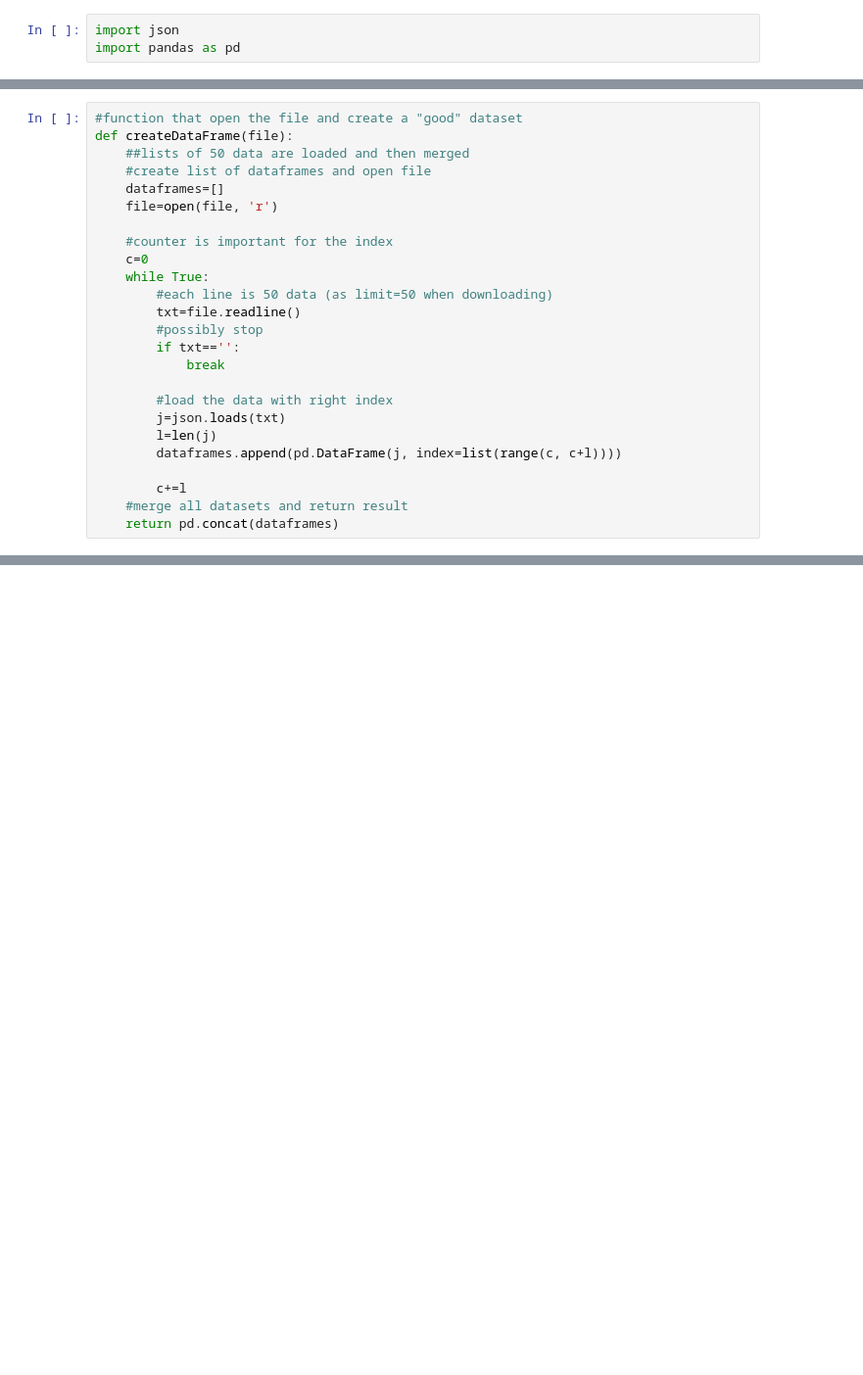
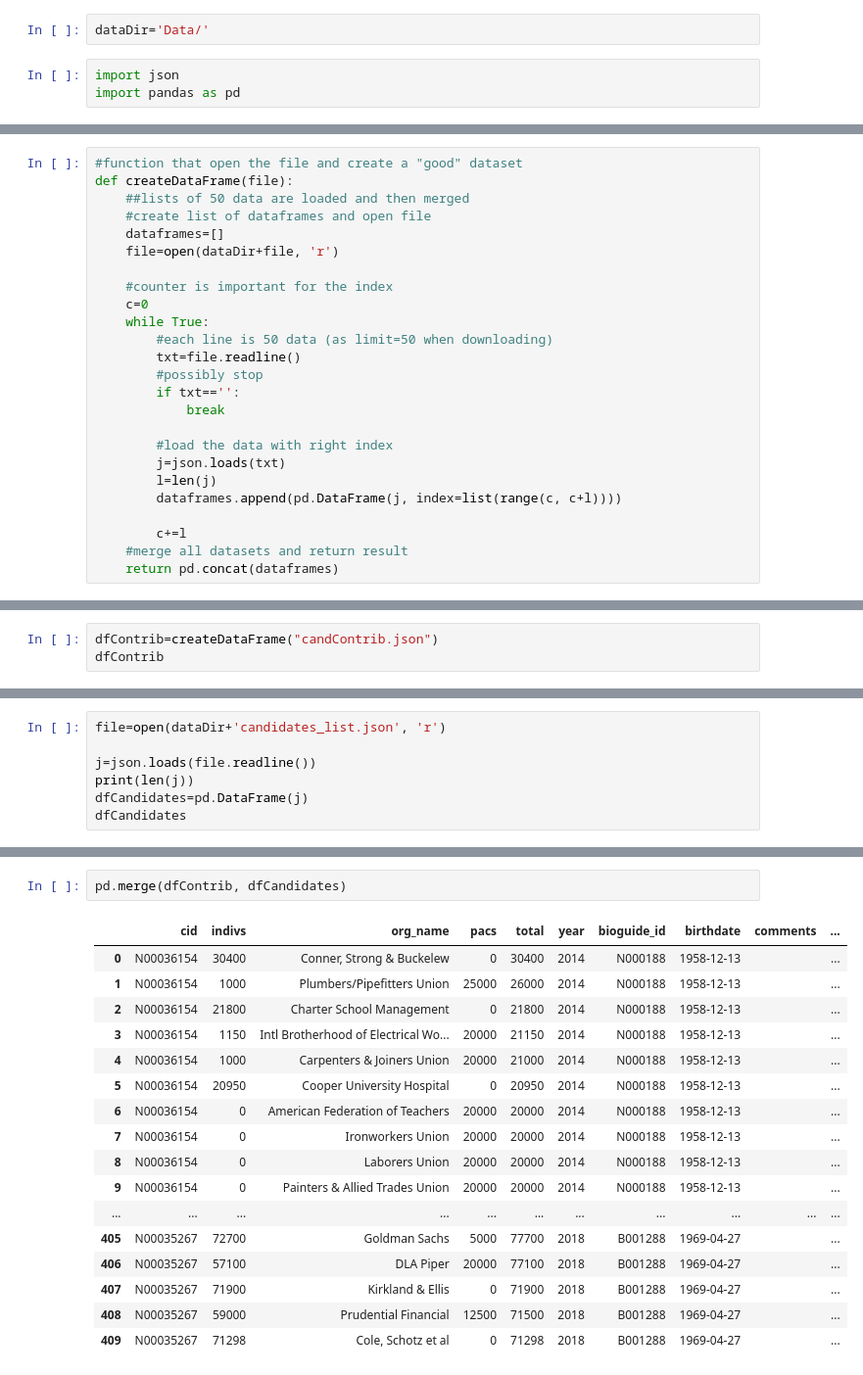
Before and after one commit to shoshievass/LobbyNetworks, a Jupyter notebook: readData.ipynb, the cells around one changed output, grey strips where cells are left out. Shown: that part at 98% size. Drawn from its saved outputs; the diff is of its cells as text; blank space fills up the shorter version.

Commit message:
added part of open secrets data

```diff
--- a/readData.ipynb
+++ b/readData.ipynb
@@ -1,3 +4,5 @@
+# %%
+dataDir='Data/'
 # %%
 import json
 import pandas as pd
@@ -7,7 +14,7 @@ def createDataFrame(file):
     ##lists of 50 data are loaded and then merged
     #create list of dataframes and open file
     dataframes=[]
-    file=open(file, 'r')
+    file=open(dataDir+file, 'r')
 
     #counter is important for the index
     c=0
@@ -120,0 +128,3 @@ dfEvent
+# %%
+dfContrib=createDataFrame("candContrib.json")
+dfContrib
@@ -120,0 +150,7 @@ dfEvent
+# %%
+file=open(dataDir+'candidates_list.json', 'r')
+
+j=json.loads(file.readline())
+print(len(j))
+dfCandidates=pd.DataFrame(j)
+dfCandidates
@@ -120,0 +177,20 @@ dfEvent
+# %%
+pd.merge(dfContrib, dfCandidates)
+# %% [output]
+|  | cid | indivs | org_name | pacs | total | year | bioguide_id | birthdate | comments | ... |
+| 0 | N00036154 | 30400 | Conner, Strong & Buckelew | 0 | 30400 | 2014 | N000188 | 1958-12-13 |  | ... |
+| 1 | N00036154 | 1000 | Plumbers/Pipefitters Union | 25000 | 26000 | 2014 | N000188 | 1958-12-13 |  | ... |
+| 2 | N00036154 | 21800 | Charter School Management | 0 | 21800 | 2014 | N000188 | 1958-12-13 |  | ... |
+| 3 | N00036154 | 1150 | Intl Brotherhood of Electrical Wo... | 20000 | 21150 | 2014 | N000188 | 1958-12-13 |  | ... |
+| 4 | N00036154 | 1000 | Carpenters & Joiners Union | 20000 | 21000 | 2014 | N000188 | 1958-12-13 |  | ... |
+| 5 | N00036154 | 20950 | Cooper University Hospital | 0 | 20950 | 2014 | N000188 | 1958-12-13 |  | ... |
+| 6 | N00036154 | 0 | American Federation of Teachers | 20000 | 20000 | 2014 | N000188 | 1958-12-13 |  | ... |
+| 7 | N00036154 | 0 | Ironworkers Union | 20000 | 20000 | 2014 | N000188 | 1958-12-13 |  | ... |
+| 8 | N00036154 | 0 | Laborers Union | 20000 | 20000 | 2014 | N000188 | 1958-12-13 |  | ... |
+| 9 | N00036154 | 0 | Painters & Allied Trades Union | 20000 | 20000 | 2014 | N000188 | 1958-12-13 |  | ... |
+| ... | ... | ... | ... | ... | ... | ... | ... | ... | ... | ... |
+| 405 | N00035267 | 72700 | Goldman Sachs | 5000 | 77700 | 2018 | B001288 | 1969-04-27 |  | ... |
+| 406 | N00035267 | 57100 | DLA Piper | 20000 | 77100 | 2018 | B001288 | 1969-04-27 |  | ... |
+| 407 | N00035267 | 71900 | Kirkland & Ellis | 0 | 71900 | 2018 | B001288 | 1969-04-27 |  | ... |
+| 408 | N00035267 | 59000 | Prudential Financial | 12500 | 71500 | 2018 | B001288 | 1969-04-27 |  | ... |
+| 409 | N00035267 | 71298 | Cole, Schotz et al | 0 | 71298 | 2018 | B001288 | 1969-04-27 |  | ... |
```
Also changed, not shown: parts of 14 cells of this notebook, 12 other files.
